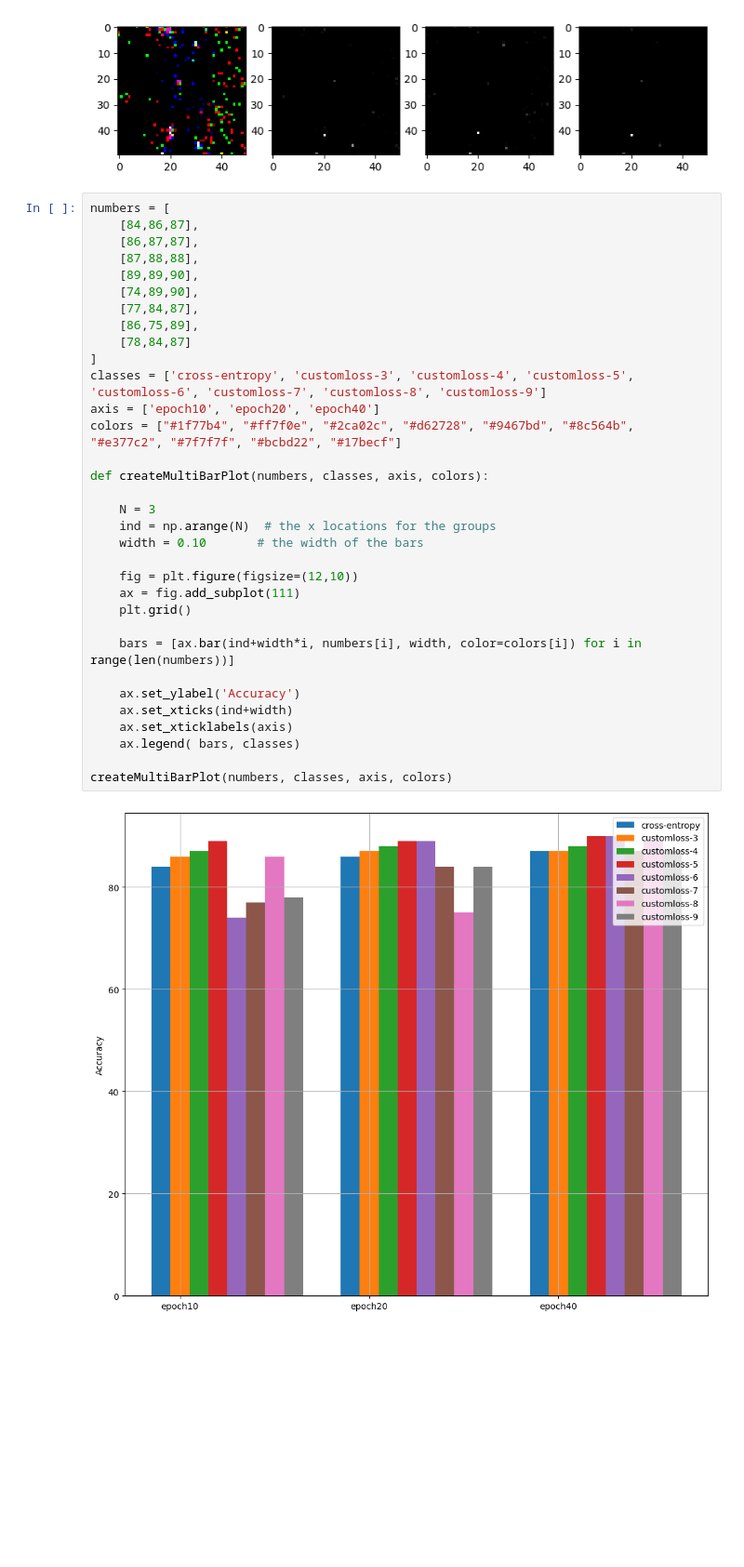
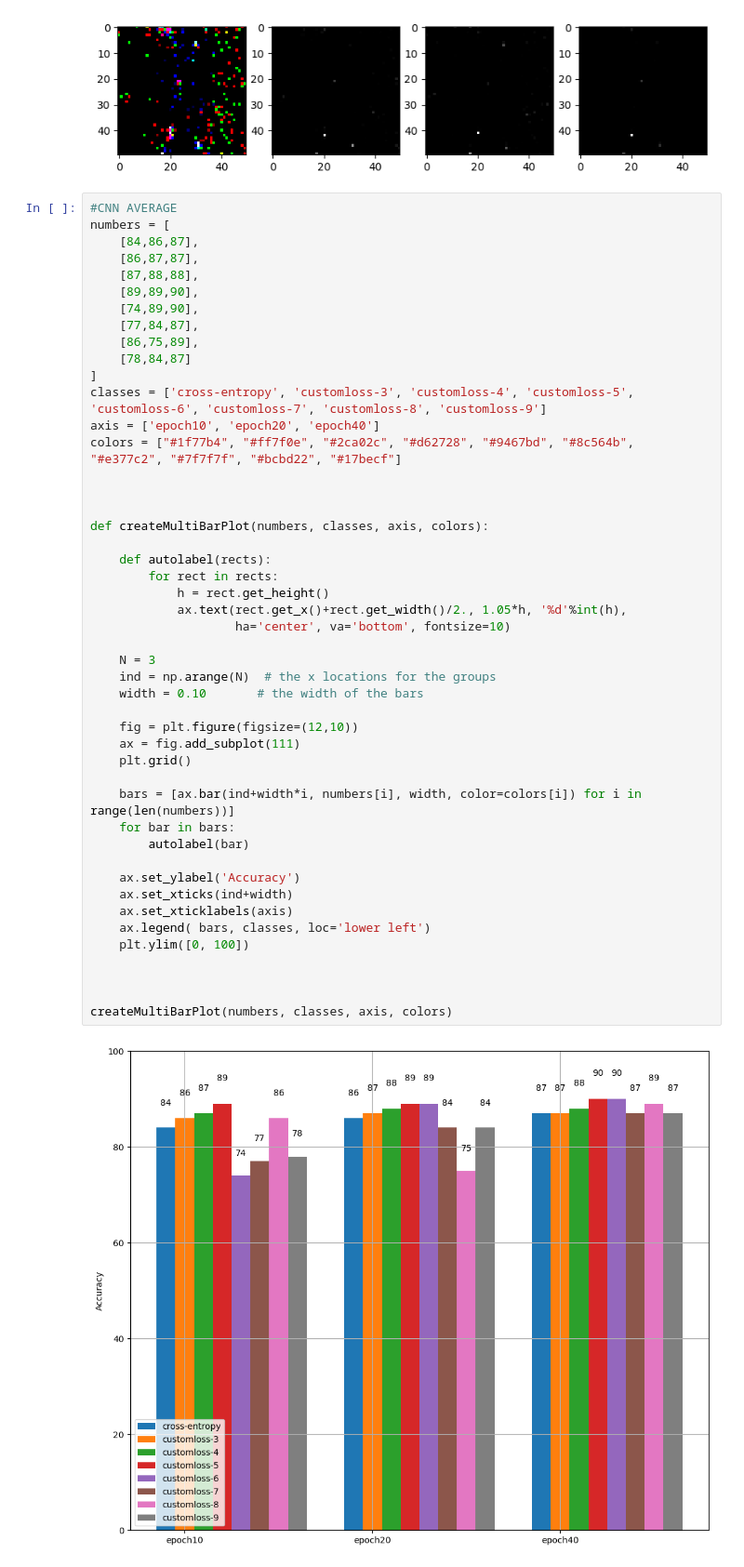
Before and after one commit to 591291-hvl/Bachelor, a Jupyter notebook: Code/notebooks/Tester/visualizer.ipynb, the cells around one changed output. Shown: that part at 93% size. Drawn from its saved outputs; the diff is of its cells as text; blank space fills up the shorter version.

```diff
--- a/Code/notebooks/Tester/visualizer.ipynb
+++ b/Code/notebooks/Tester/visualizer.ipynb
@@ -147,37 +147,51 @@ Clipping input data to the valid range for imshow with RGB data ([0..1] for floa
 [figure]
 [figure]
 # %%
+#CNN AVERAGE
 numbers = [
     [84,86,87],
     [86,87,87],
     [87,88,88],
     [89,89,90],
     [74,89,90],
     [77,84,87],
     [86,75,89],
     [78,84,87]
 ]
 classes = ['cross-entropy', 'customloss-3', 'customloss-4', 'customloss-5', 'customloss-6', 'customloss-7', 'customloss-8', 'customloss-9']
 axis = ['epoch10', 'epoch20', 'epoch40']
 colors = ["#1f77b4", "#ff7f0e", "#2ca02c", "#d62728", "#9467bd", "#8c564b", "#e377c2", "#7f7f7f", "#bcbd22", "#17becf"]
 
+
+
 def createMultiBarPlot(numbers, classes, axis, colors):
+
+    def autolabel(rects):
+        for rect in rects:
+            h = rect.get_height()
+            ax.text(rect.get_x()+rect.get_width()/2., 1.05*h, '%d'%int(h),
+                    ha='center', va='bottom', fontsize=10)
 
     N = 3
     ind = np.arange(N)  # the x locations for the groups
     width = 0.10       # the width of the bars
 
     fig = plt.figure(figsize=(12,10))
     ax = fig.add_subplot(111)
     plt.grid()
 
     bars = [ax.bar(ind+width*i, numbers[i], width, color=colors[i]) for i in range(len(numbers))]
+    for bar in bars:
+        autolabel(bar)
 
     ax.set_ylabel('Accuracy')
     ax.set_xticks(ind+width)
     ax.set_xticklabels(axis)
-    ax.legend( bars, classes)
+    ax.legend( bars, classes, loc='lower left')
+    plt.ylim([0, 100])
+
+
 
 createMultiBarPlot(numbers, classes, axis, colors)
 # %% [output]
-[figure, old version]
+[figure, new version]
```
Also changed, not shown: parts of 2 cells of this notebook.
